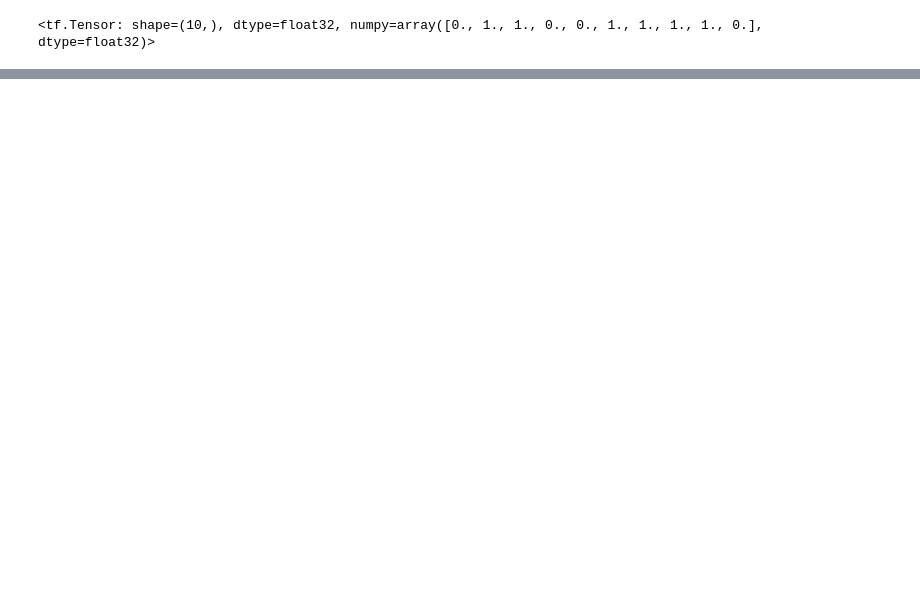
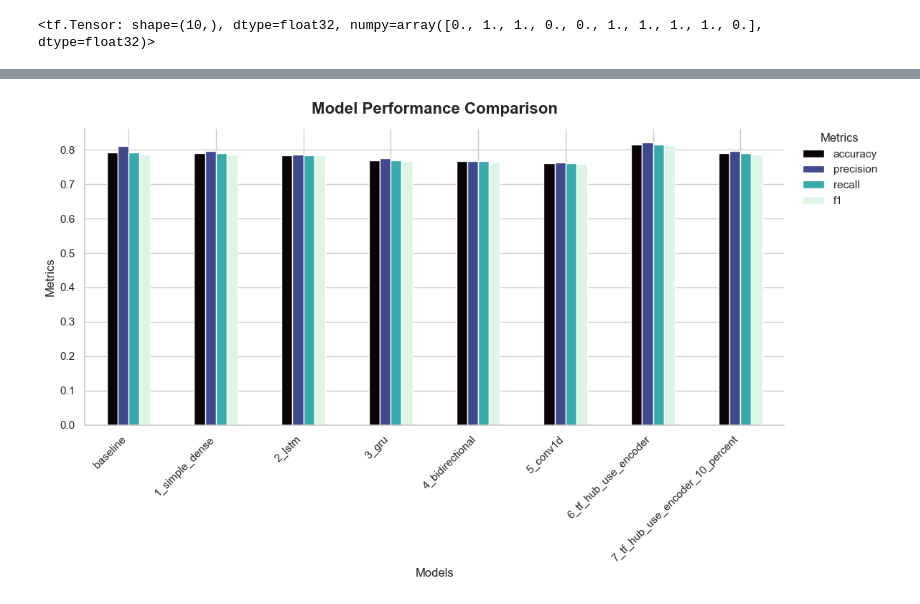
Before and after one commit to leohfigueiredo/Project_1, a Jupyter notebook: Tensorflow-1/Files&notebooks/08_introduction_to_nlp_in_tensorflow/08_introduction_to_nlp_in_tensorflow.ipynb, the cells around one changed output, grey strips where cells are left out. Cells and saved outputs as stored; diff of their text form; code cells hidden in the pictures; blank space fills up the shorter version.

```diff
--- a/Tensorflow-1/Files&notebooks/08_introduction_to_nlp_in_tensorflow/08_introduction_to_nlp_in_tensorflow.ipynb
+++ b/Tensorflow-1/Files&notebooks/08_introduction_to_nlp_in_tensorflow/08_introduction_to_nlp_in_tensorflow.ipynb
@@ -1413,0 +1428,12 @@ model_6_results
+# %%
+# Combine model results into a Dataframe
+all_model_results = pd.DataFrame({"baseline": baseline_results,
+                                   "1_simple_dense": model_1_results,
+                                   "2_lstm":  model_2_results,
+                                    "3_gru": model_3_results,
+                                    "4_bidirectional": model_4_results,
+                                    "5_conv1d": model_5_results,
+                                    "6_tf_hub_use_encoder": model_6_results,
+                                    "7_tf_hub_use_encoder_10_percent": model_7_results})
+all_model_results = all_model_results.transpose()
+all_model_results
@@ -1413,0 +1450,34 @@ model_6_results
+# %%
+# Reduce the accuracy to same scale as other metrics
+all_model_results["accuracy"] = all_model_results["accuracy"]/100
+# %%
+import matplotlib.pyplot as plt
+import seaborn as sns
+
+# Apply a clean and modern seaborn style
+sns.set_theme(style="whitegrid")
+
+# Create the plot using pandas, but with the 'mako' colormap from seaborn
+ax = all_model_results.plot(kind="bar", figsize=(12, 7), cmap="mako")
+
+# Customize title and axes
+plt.title("Model Performance Comparison", fontsize=16, fontweight="bold", pad=15)
+plt.xlabel("Models", fontsize=12)
+plt.ylabel("Metrics", fontsize=12)
+
+# Rotate x-axis labels to make them easier to read
+plt.xticks(rotation=45, ha="right")
+
+# Adjust the legend to sit outside the plot
+plt.legend(bbox_to_anchor=(1.02, 1), loc='upper left', borderaxespad=0, title="Metrics")
+
+# Remove the top and right spines (makes the plot look cleaner)
+sns.despine()
+
+# Ensure nothing (like the legend or x-axis labels) gets cut off
+plt.tight_layout()
+
+# Show the plot
+plt.show()
+# %% [output]
+[figure, added]
```
Also changed, not shown: parts of 41 cells of this notebook, 32 other files.
